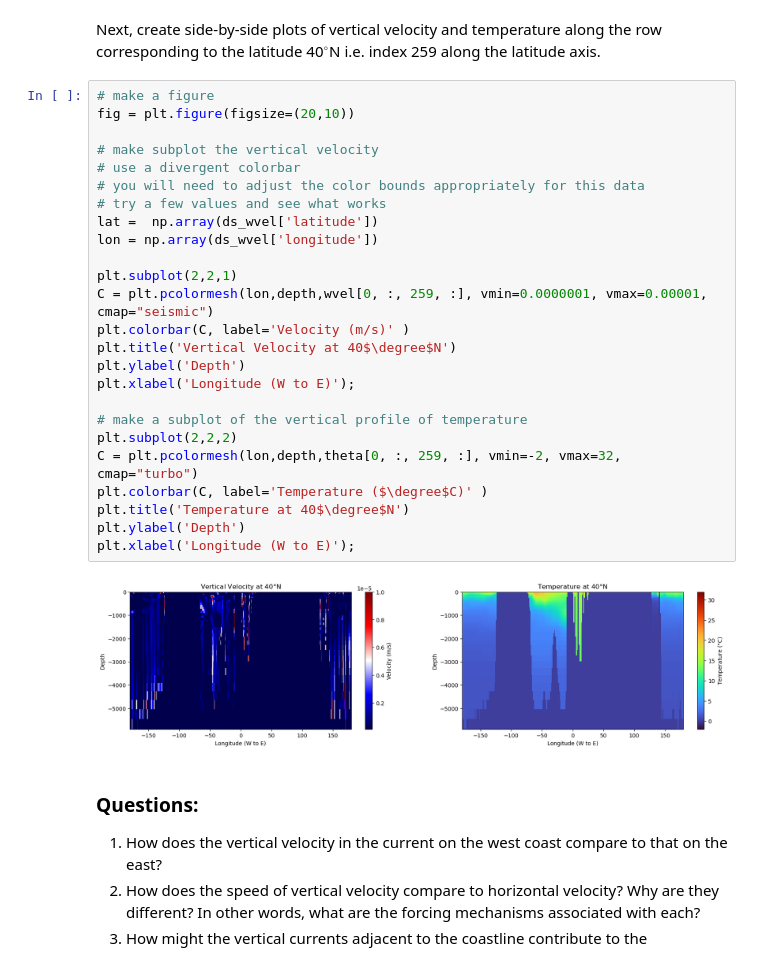
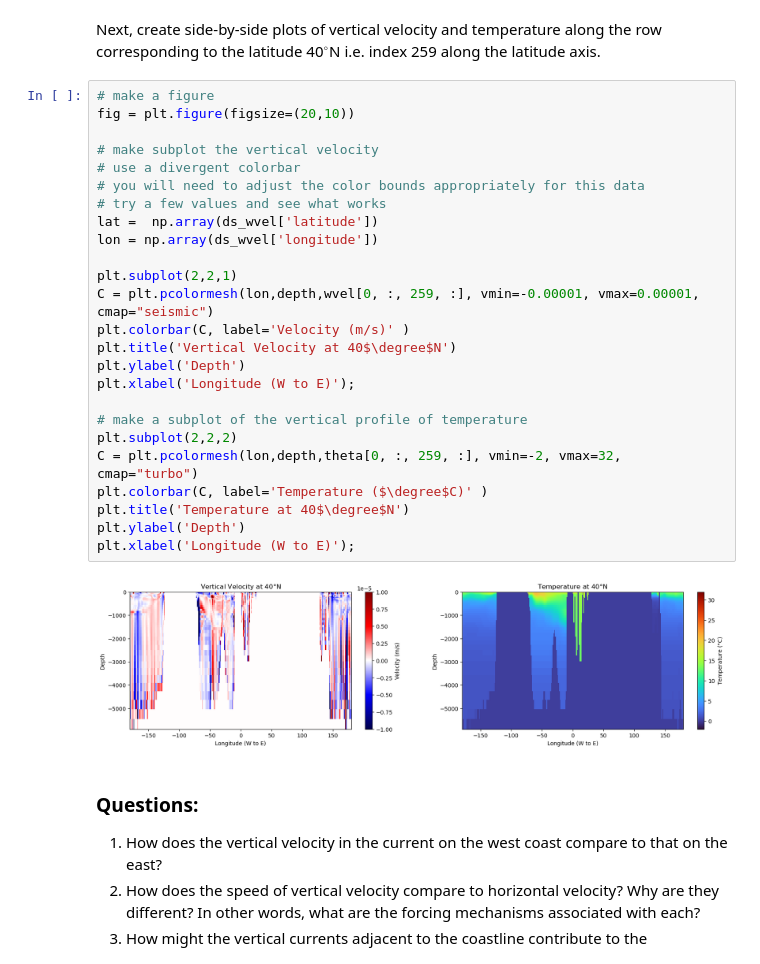
Before and after one commit to andrej-rivera/cs185c, a Jupyter notebook: homework/homework_2/HW2 US Boundary Currents.ipynb, the cells around one changed output. Drawn from its saved outputs; the diff is of its cells as text.

Commit message:
HW2 - Finish all problems & Graphs

```diff
--- a/homework/homework_2/HW2 US Boundary Currents.ipynb
+++ b/homework/homework_2/HW2 US Boundary Currents.ipynb
@@ -178,30 +178,30 @@ Next, create side-by-side plots of vertical velocity and temperature along the r
 # %%
 # make a figure
 fig = plt.figure(figsize=(20,10))
 
 # make subplot the vertical velocity
 # use a divergent colorbar
 # you will need to adjust the color bounds appropriately for this data
 # try a few values and see what works
 lat =  np.array(ds_wvel['latitude'])
 lon = np.array(ds_wvel['longitude'])
 
 plt.subplot(2,2,1)
-C = plt.pcolormesh(lon,depth,wvel[0, :, 259, :], vmin=0.0000001, vmax=0.00001, cmap="seismic")
+C = plt.pcolormesh(lon,depth,wvel[0, :, 259, :], vmin=-0.00001, vmax=0.00001, cmap="seismic")
 plt.colorbar(C, label='Velocity (m/s)' )
 plt.title('Vertical Velocity at 40$\degree$N')
 plt.ylabel('Depth')
 plt.xlabel('Longitude (W to E)');
 
 # make a subplot of the vertical profile of temperature
 plt.subplot(2,2,2)
 C = plt.pcolormesh(lon,depth,theta[0, :, 259, :], vmin=-2, vmax=32, cmap="turbo")
 plt.colorbar(C, label='Temperature ($\degree$C)' )
 plt.title('Temperature at 40$\degree$N')
 plt.ylabel('Depth')
 plt.xlabel('Longitude (W to E)');
 # %% [output]
-[figure, old version]
+[figure, new version]
 # %% [markdown]
 ### Questions:
 1. How does the vertical velocity in the current on the west coast compare to that on the east?
```
Also changed, not shown: parts of 3 cells of this notebook.
